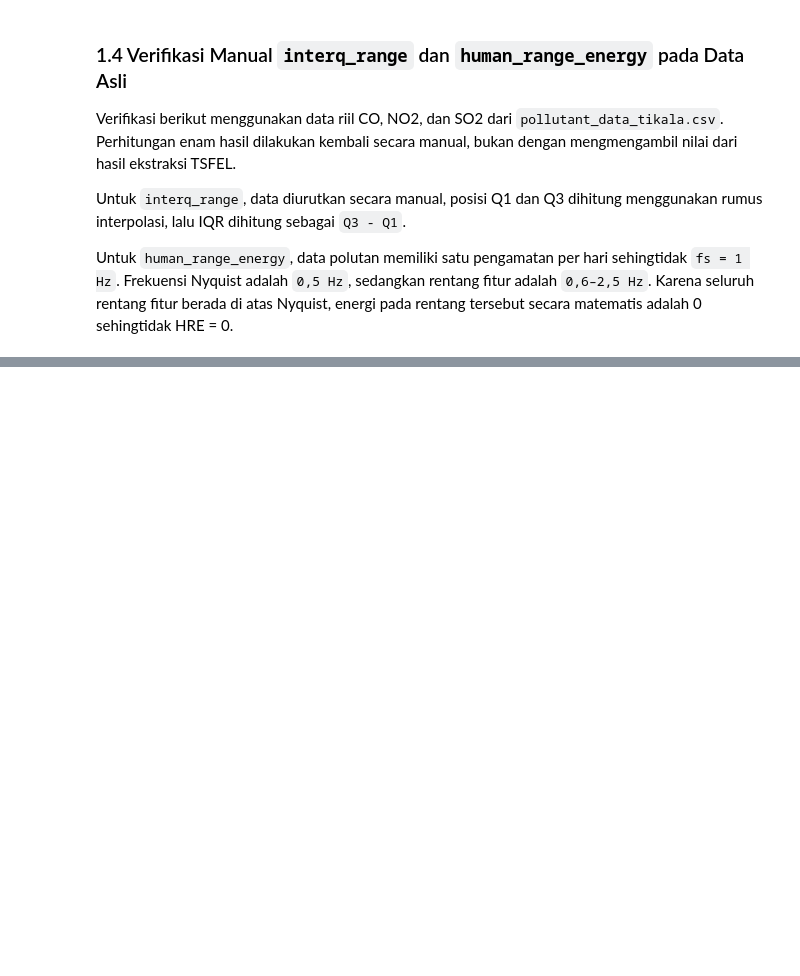
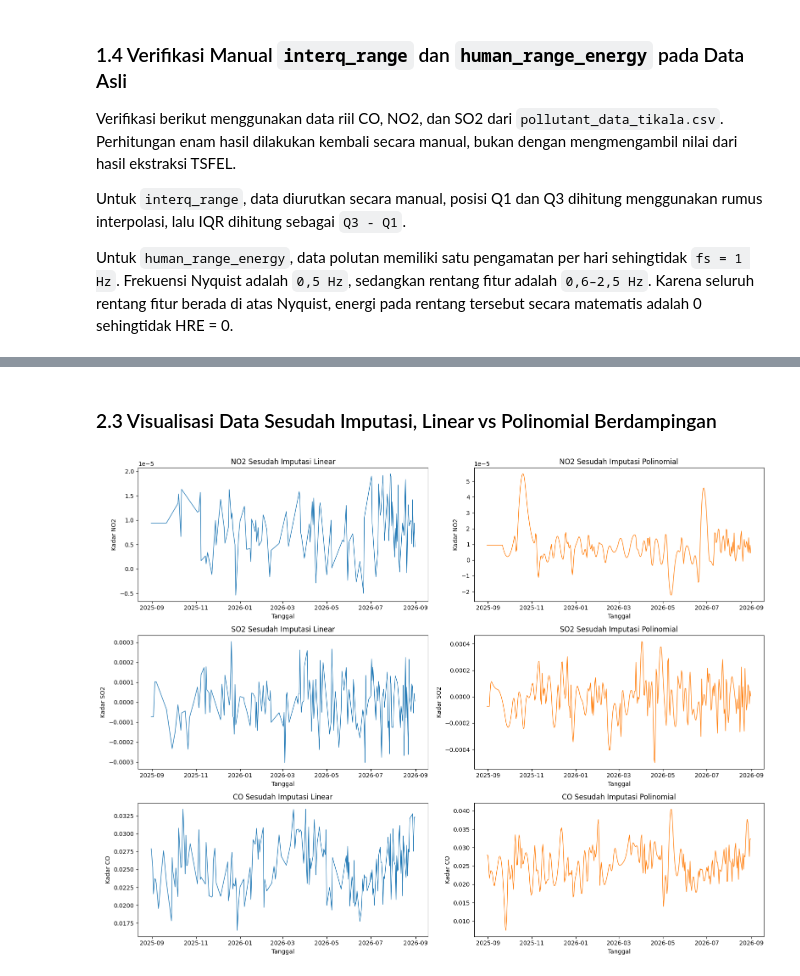
Before and after one commit to ainitendean/PSD, a Jupyter notebook: _sources/Ekstraksi_Fitur_TSFEL_Tikala.ipynb, the cells around one changed output, grey strips where cells are left out. Drawn from its saved outputs; the diff is of its cells as text; code cells hidden in the pictures; blank space fills up the shorter version.

```diff
--- a/_sources/Ekstraksi_Fitur_TSFEL_Tikala.ipynb
+++ b/_sources/Ekstraksi_Fitur_TSFEL_Tikala.ipynb
@@ -961,0 +704,22 @@ Notebook ini menghasilkan file terpisah, `CO_Tikala_TSFEL.csv`, `NO2_Tikala_TSFE
+# %% [markdown]
+### 2.3 Visualisasi Data Sesudah Imputasi, Linear vs Polinomial Berdampingan
+# %%
+fig, axes = plt.subplots(len(POLUTAN_TARGET), 2, figsize=(16, 4 * len(POLUTAN_TARGET)))
+
+for i, pol in enumerate(POLUTAN_TARGET):
+    axes[i, 0].plot(rentang_penuh, sinyal_bersih["linear"][pol].values,
+                     linewidth=1, color="tab:blue")
+    axes[i, 0].set_title(f"{pol} Sesudah Imputasi Linear")
+    axes[i, 0].set_xlabel("Tanggal")
+    axes[i, 0].set_ylabel(f"Kadar {pol}")
+
+    axes[i, 1].plot(rentang_penuh, sinyal_bersih["polynomial"][pol].values,
+                     linewidth=1, color="tab:orange")
+    axes[i, 1].set_title(f"{pol} Sesudah Imputasi Polinomial")
+    axes[i, 1].set_xlabel("Tanggal")
+    axes[i, 1].set_ylabel(f"Kadar {pol}")
+
+plt.tight_layout()
+plt.show()
+# %% [output]
+[figure, added]
```
Also changed, not shown: parts of 84 cells of this notebook, 22 other files.
